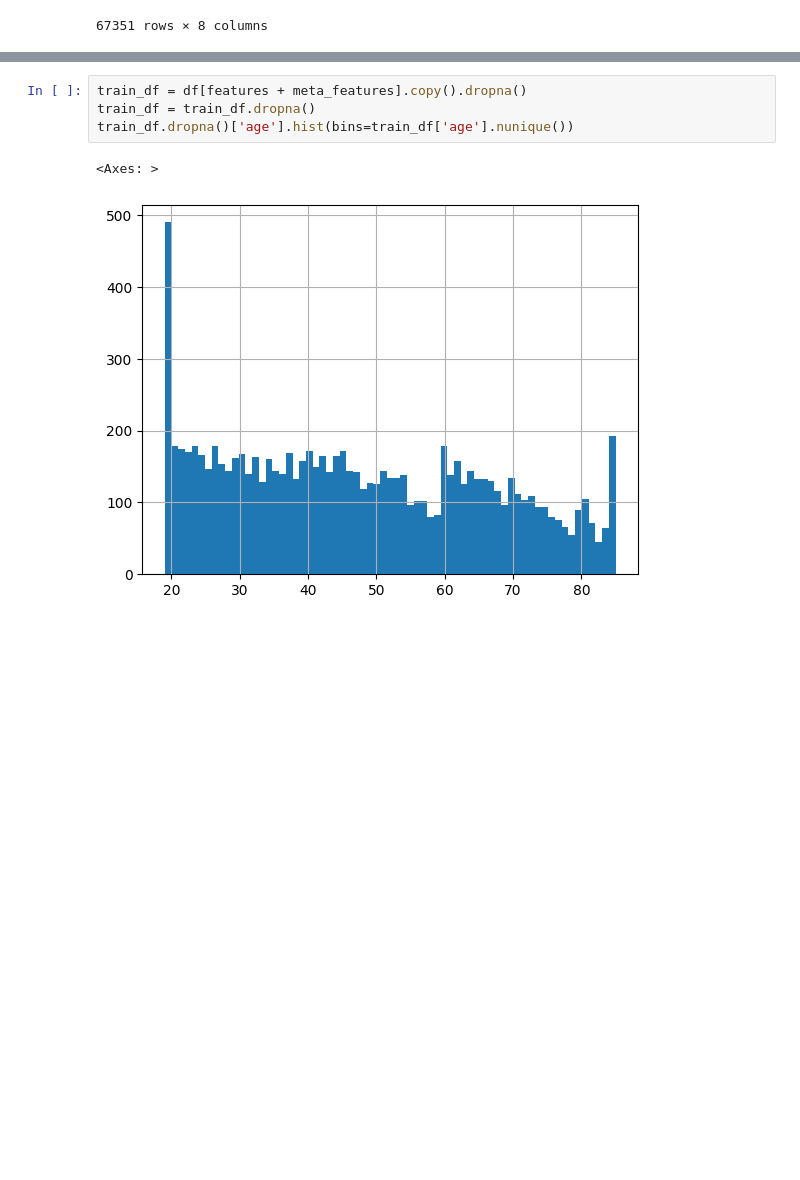
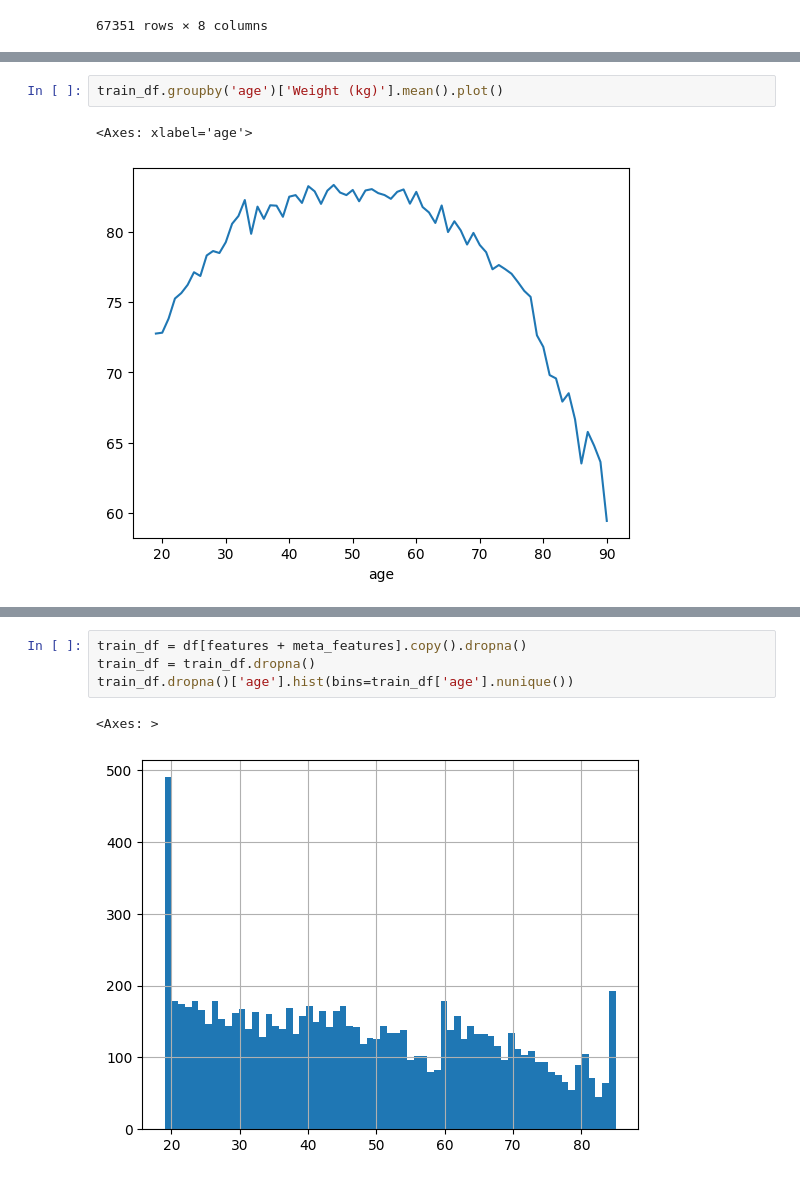
Before and after one commit to NikolayTV/bioage_estimation, a Jupyter notebook: 0.eda+data_prep.ipynb, the cells around one changed output, grey strips where cells are left out. Drawn from its saved outputs; the diff is of its cells as text; blank space fills up the shorter version.

```diff
--- a/0.eda+data_prep.ipynb
+++ b/0.eda+data_prep.ipynb
@@ -374,0 +432,5 @@ train_df
+# %%
+train_df.groupby('age')['Weight (kg)'].mean().plot()
+# %% [output]
+<Axes: xlabel='age'>
+[figure, added]
```
Also changed, not shown: parts of 8 cells of this notebook, 39 other files.
